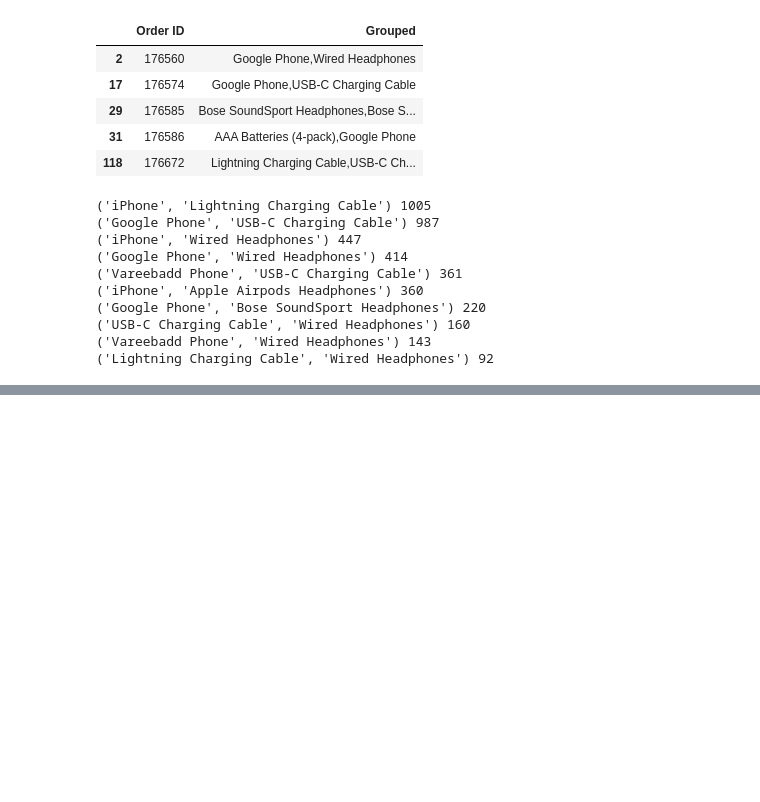
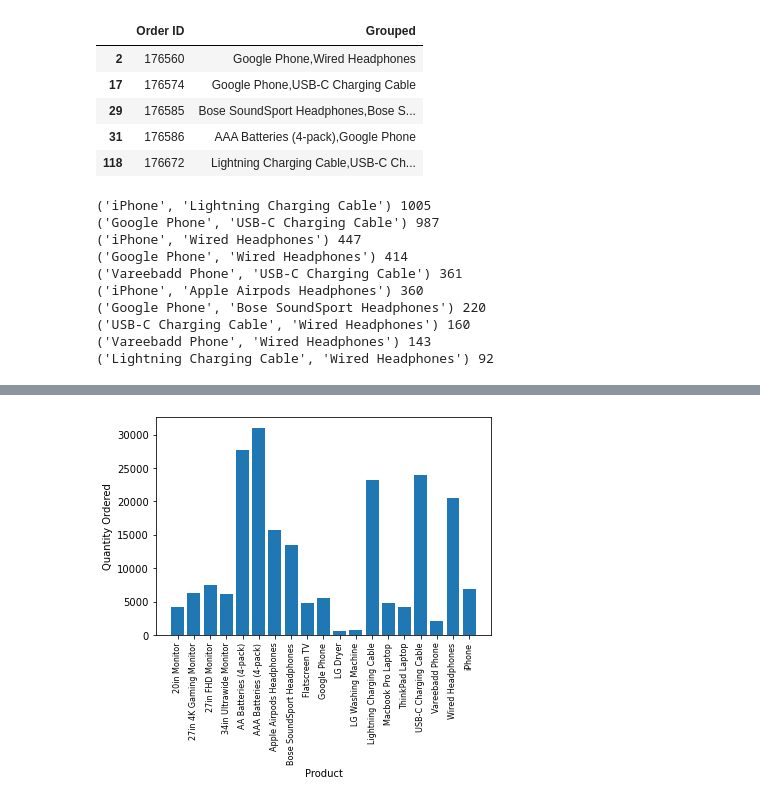
Before and after one commit to Rajpal29/csv_project, a Jupyter notebook: csv_notebook.ipynb, the cells around one changed output, grey strips where cells are left out. Drawn from its saved outputs; the diff is of its cells as text; code cells hidden in the pictures; blank space fills up the shorter version.

Commit message:
graph_combination

```diff
--- a/csv_notebook.ipynb
+++ b/csv_notebook.ipynb
@@ -281,0 +295,16 @@ for key, value in count.most_common(10):
+# %%
+product_group = all_data.groupby("Product")
+quantity_ordered = product_group.sum()["Quantity Ordered"]
+
+products = [products for products, df in product_group]
+
+plt.bar(products, quantity_ordered)
+plt.ylabel("Quantity Ordered")
+plt.xlabel("Product")
+plt.xticks(products, rotation="vertical", size = 8)
+plt.show()
+
+# Most ordered are AAA batties
+# items are cheap
+# %% [output]
+[figure, added]
```
Also changed, not shown: parts of 4 cells of this notebook.
